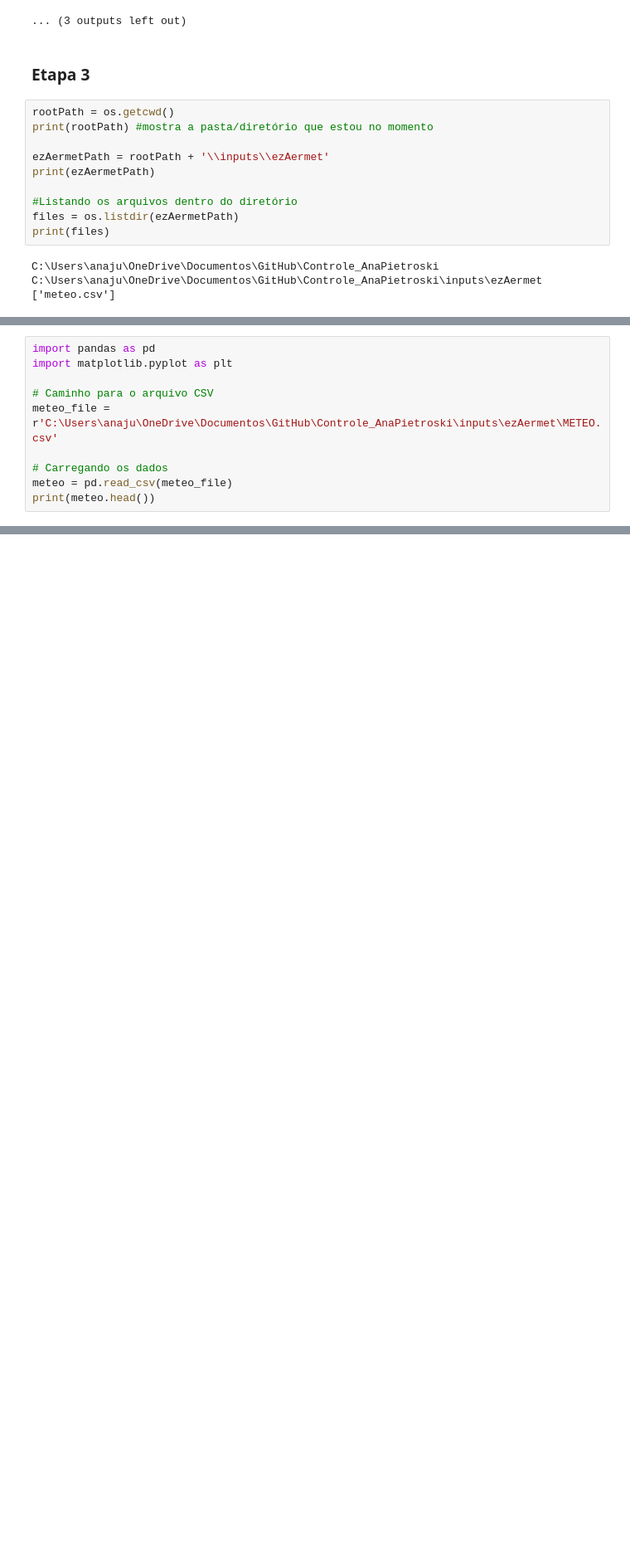
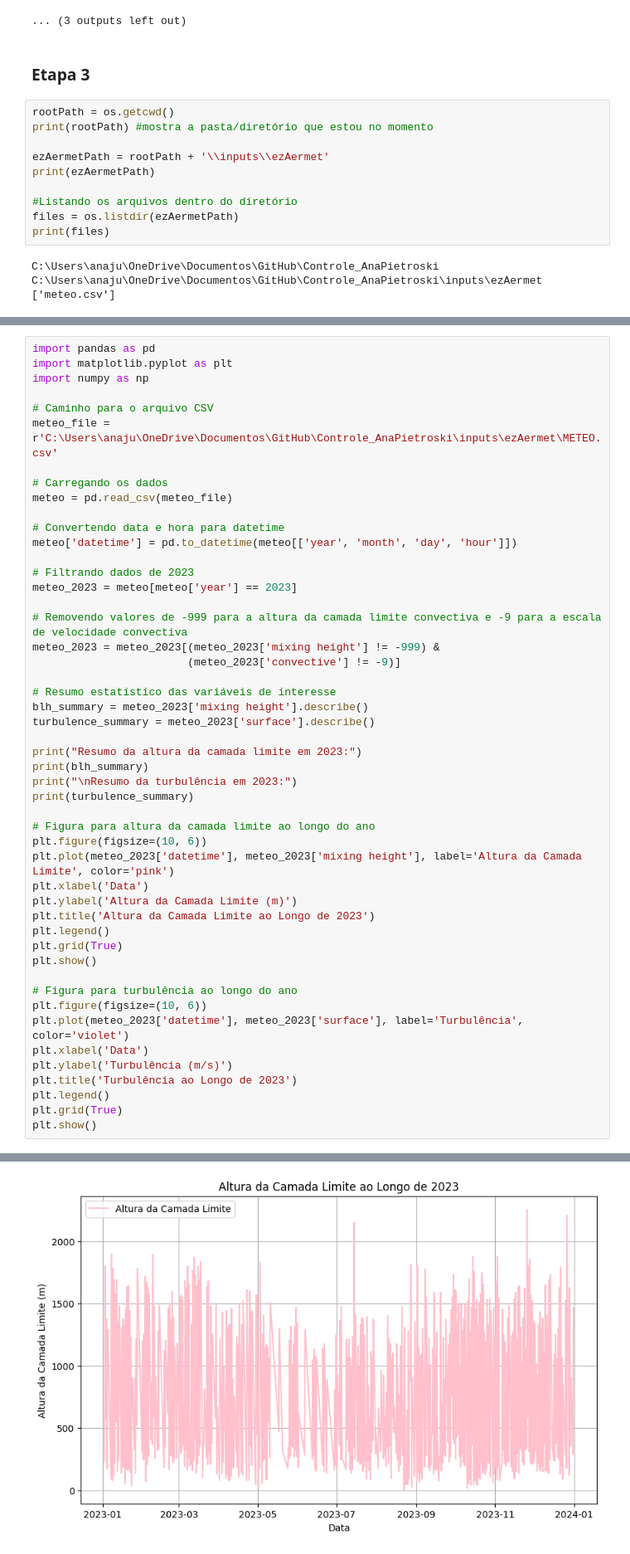
Before and after one commit to anapietroski/Controle_AnaPietroski, a Jupyter notebook: Atividade02_Ana_e_Barbara.ipynb, the cells around one changed output, grey strips where cells are left out. Shown at 83% size. Saved outputs shown, nothing was run; the diff lists cells and outputs as text; blank space fills up the shorter version.

```diff
--- a/Atividade02_Ana_e_Barbara.ipynb
+++ b/Atividade02_Ana_e_Barbara.ipynb
@@ -626,11 +626,50 @@ display(df)
 # %%
 import pandas as pd
 import matplotlib.pyplot as plt
+import numpy as np
 
 # Caminho para o arquivo CSV
 meteo_file =  r'C:\Users\anaju\OneDrive\Documentos\GitHub\Controle_AnaPietroski\inputs\ezAermet\METEO.csv'
 
 # Carregando os dados
 meteo = pd.read_csv(meteo_file)
-print(meteo.head())
+
+# Convertendo data e hora para datetime
+meteo['datetime'] = pd.to_datetime(meteo[['year', 'month', 'day', 'hour']])
+
+# Filtrando dados de 2023
+meteo_2023 = meteo[meteo['year'] == 2023]
+
+# Removendo valores de -999 para a altura da camada limite convectiva e -9 para a escala de velocidade convectiva
+meteo_2023 = meteo_2023[(meteo_2023['mixing height'] != -999) &
+                        (meteo_2023['convective'] != -9)]
+
+# Resumo estatístico das variáveis de interesse
+blh_summary = meteo_2023['mixing height'].describe()
+turbulence_summary = meteo_2023['surface'].describe()
+
+print("Resumo da altura da camada limite em 2023:")
+print(blh_summary)
+print("\nResumo da turbulência em 2023:")
+print(turbulence_summary)
+
+# Figura para altura da camada limite ao longo do ano
+plt.figure(figsize=(10, 6))
+plt.plot(meteo_2023['datetime'], meteo_2023['mixing height'], label='Altura da Camada Limite', color='pink')
+plt.xlabel('Data')
+plt.ylabel('Altura da Camada Limite (m)')
+plt.title('Altura da Camada Limite ao Longo de 2023')
+plt.legend()
+plt.grid(True)
+plt.show()
+
+# Figura para turbulência ao longo do ano
+plt.figure(figsize=(10, 6))
+plt.plot(meteo_2023['datetime'], meteo_2023['surface'], label='Turbulência', color='violet')
+plt.xlabel('Data')
+plt.ylabel('Turbulência (m/s)')
+plt.title('Turbulência ao Longo de 2023')
+plt.legend()
+plt.grid(True)
+plt.show()
 # %% [output]
@@ -653,0 +693 @@ print(meteo.head())
+[figure, added]
```
Also changed, not shown: parts of 6 cells of this notebook.
